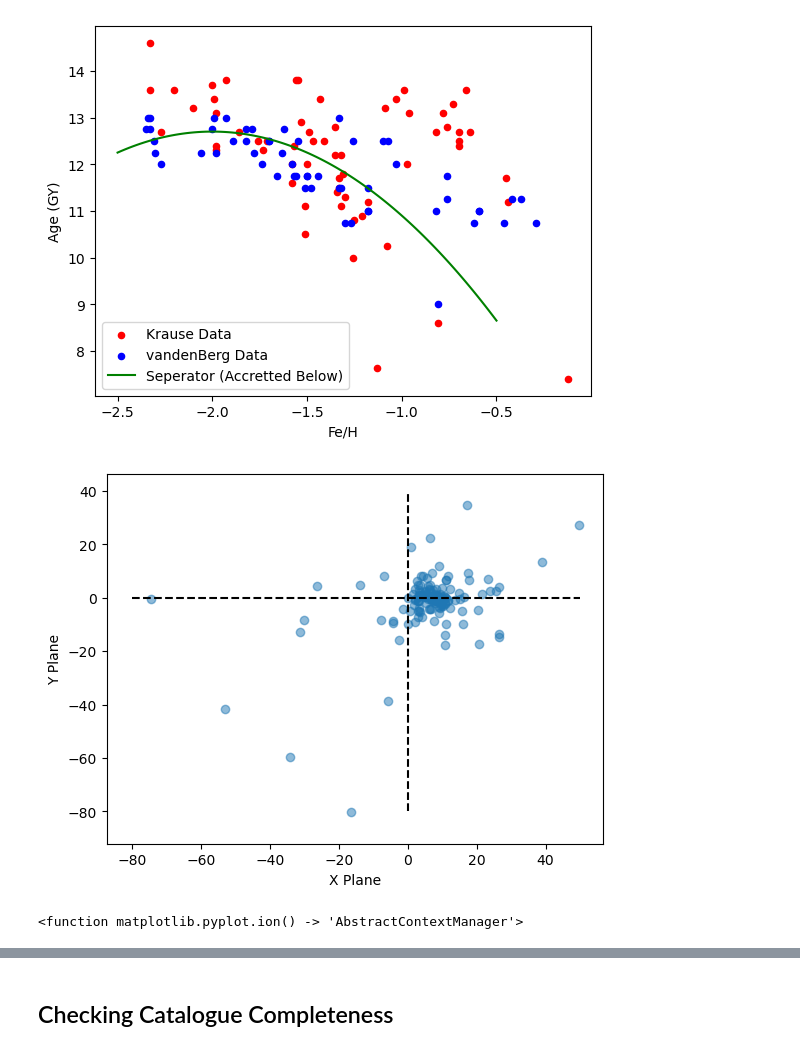
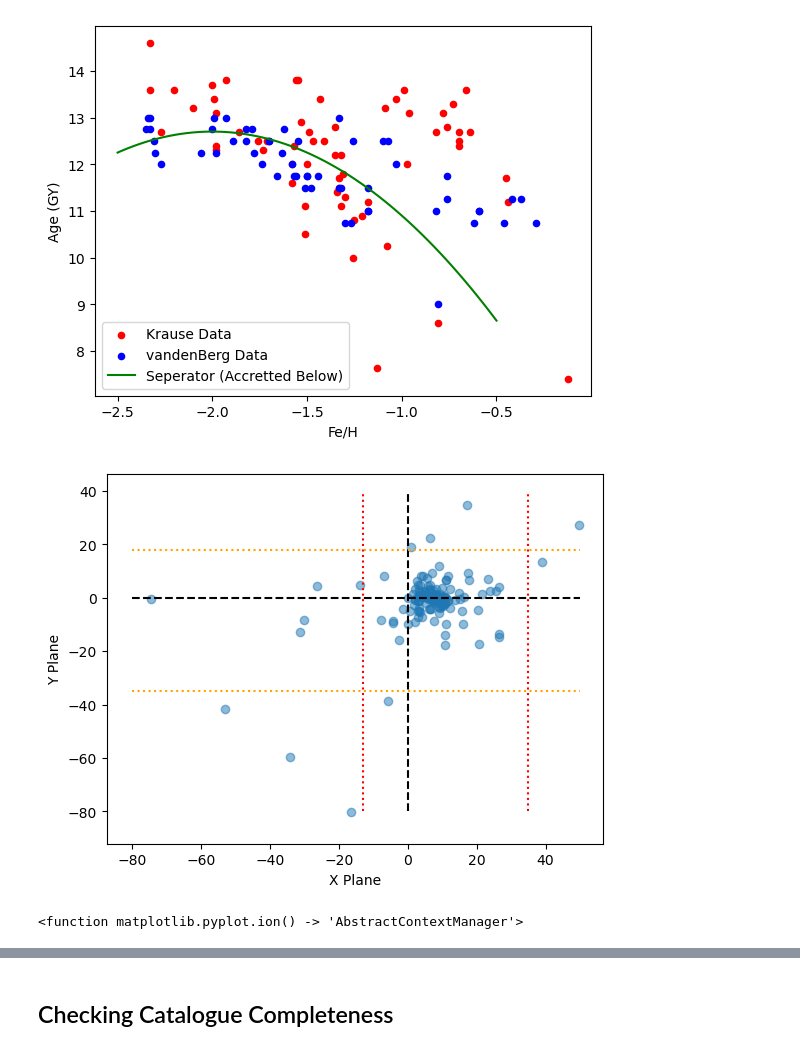
Before and after one commit to gigisheehan06-blip/3116-Comp-group2, a Jupyter notebook: gigi.ipynb, the cells around one changed output, grey strips where cells are left out. Saved outputs shown, nothing was run; the diff lists cells and outputs as text; code cells hidden in the pictures.

```diff
--- a/gigi.ipynb
+++ b/gigi.ipynb
@@ -43,31 +43,47 @@ plt.show()
 # %% [output]
 [figure]
 # %%
+x_min = 35
+x_max = -13
+y_min = 18
+y_max = -35
+z_min = 11
+z_max = -50
+
 # This block of code plots the Harris Part I in the X, Y axis
 # The scatterplots include a cursor meaning we can pick out the accreted globular clusters off the scatterplot
 
 # First we need to import the cursor feature from the matplotlib package:
 from matplotlib.widgets import Cursor
 import matplotlib.pyplot as plt
 
 
 # Then, we need to define the figure and axis or else the cursor function does not work:
 fig, ax = plt.subplots()
 
 # Now we can plot Harris I in X, Y and add the cursor
 ax.scatter(Harris_i['X'], Harris_i['Y'], alpha=0.5)
 cursor = Cursor(ax, useblit=True, color='red', linewidth=1)
 
 plt.xlabel('X Plane')
 plt.ylabel('Y Plane')
 
 plt.vlines(0, -80,40,linestyles='dashed', colors='black')
 plt.hlines(0, -80, 50, colors= 'black', linestyles='dashed')
 
+#Show x boundary and y boundaries
+plt.vlines(x_min, -80,40,linestyles='dotted', colors='red')
+plt.vlines(x_max, -80,40,linestyles='dotted', colors='red')
+
+plt.hlines(y_max, -80, 50, colors= 'orange', linestyles='dotted')
+plt.hlines(y_min, -80, 50, colors= 'orange', linestyles='dotted')
+
+
+
 plt.show()
 plt.ion
 # %% [output]
-[figure, old version]
+[figure, new version]
 <function matplotlib.pyplot.ion() -> 'AbstractContextManager'>
 # %%
 # Harris Part I in the X, Z axis
```
Also changed, not shown: parts of 2 cells of this notebook.
